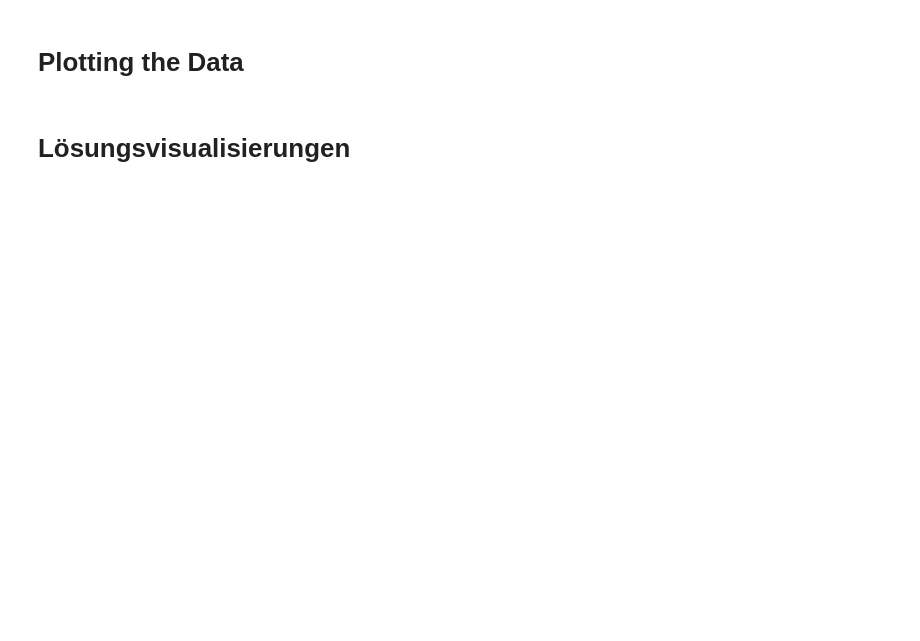
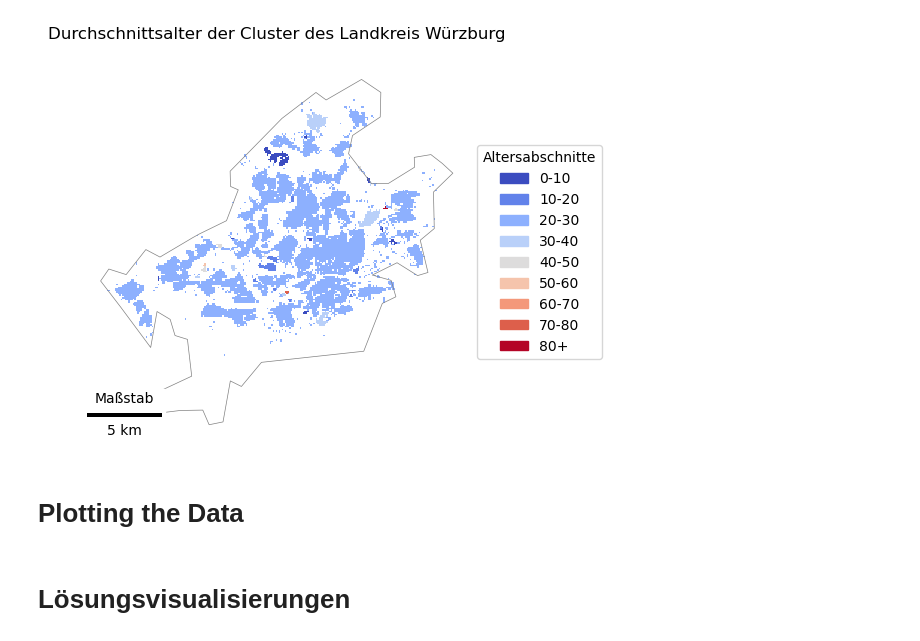
Before and after one commit to LarsBuechler/Masterarbeit, a Jupyter notebook: Visualisierungen.ipynb, the cells around one changed output. Saved outputs shown, nothing was run; the diff lists cells and outputs as text; code cells hidden in the pictures; blank space fills up the shorter version.

```diff
--- a/Visualisierungen.ipynb
+++ b/Visualisierungen.ipynb
@@ -1,3 +93,36 @@
+# %%
+# Erstelle eine benutzerdefinierte Farbkarte
+age_ranges = ["0-10", "10-20", "20-30", "30-40", "40-50", "50-60", "60-70", "70-80", "80+"]
+colors = plt.cm.coolwarm(np.linspace(0, 1, len(age_ranges)))
+cmap = ListedColormap(colors)
+
+# Zuordnung der Farben zu Altersabschnitten
+age_color_map = {age_range: color for age_range, color in zip(age_ranges, colors)}
+
+# Plot
+fig, ax = plt.subplots(figsize=(5, 5))
+
+# Plot the raster with boundary
+geo_gdf.boundary.plot(ax=ax, color='gray', linewidth=0.5)
+
+# Plot the customers with custom colormap based on average age
+customers_gdf.plot(ax=ax, column='average_age', cmap=cmap, markersize= 40)
+
+# Add title and labels
+plt.axis('off')
+plt.title('Durchschnittsalter der Cluster des Landkreis Würzburg')
+
+# Add custom legend for age ranges
+handles = [Patch(color=age_color_map[age_range], label=age_range) for age_range in age_ranges]
+ax.legend(handles=handles, title="Altersabschnitte", loc='center left', bbox_to_anchor=(1, 0.5))
+
+# Add scale bar
+scalebar = ScaleBar(1, location='lower left', label='Maßstab')  # 1 pixel = 1 meter
+ax.add_artist(scalebar)
+
+plt.show()
+# %% [output]
+[figure, added]
 # %% [markdown]
 # Plotting the Data
 # %%
```
Also changed, not shown: parts of 11 cells of this notebook, 1 other file.
